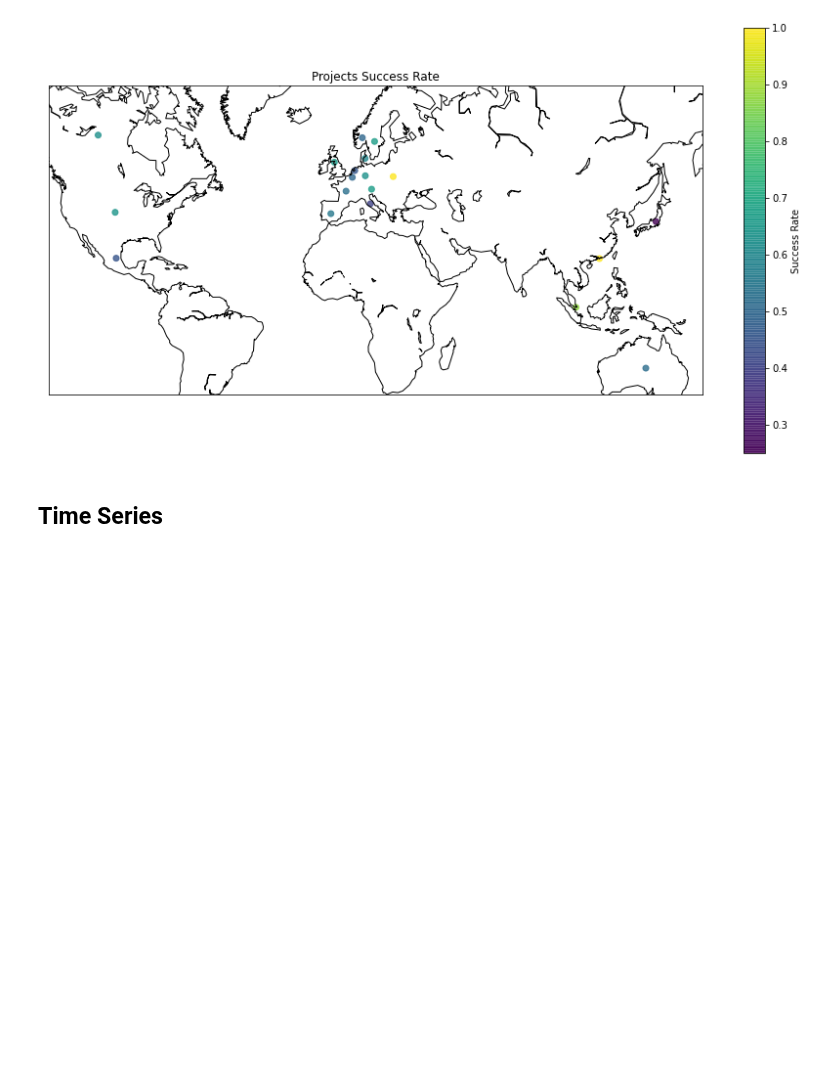
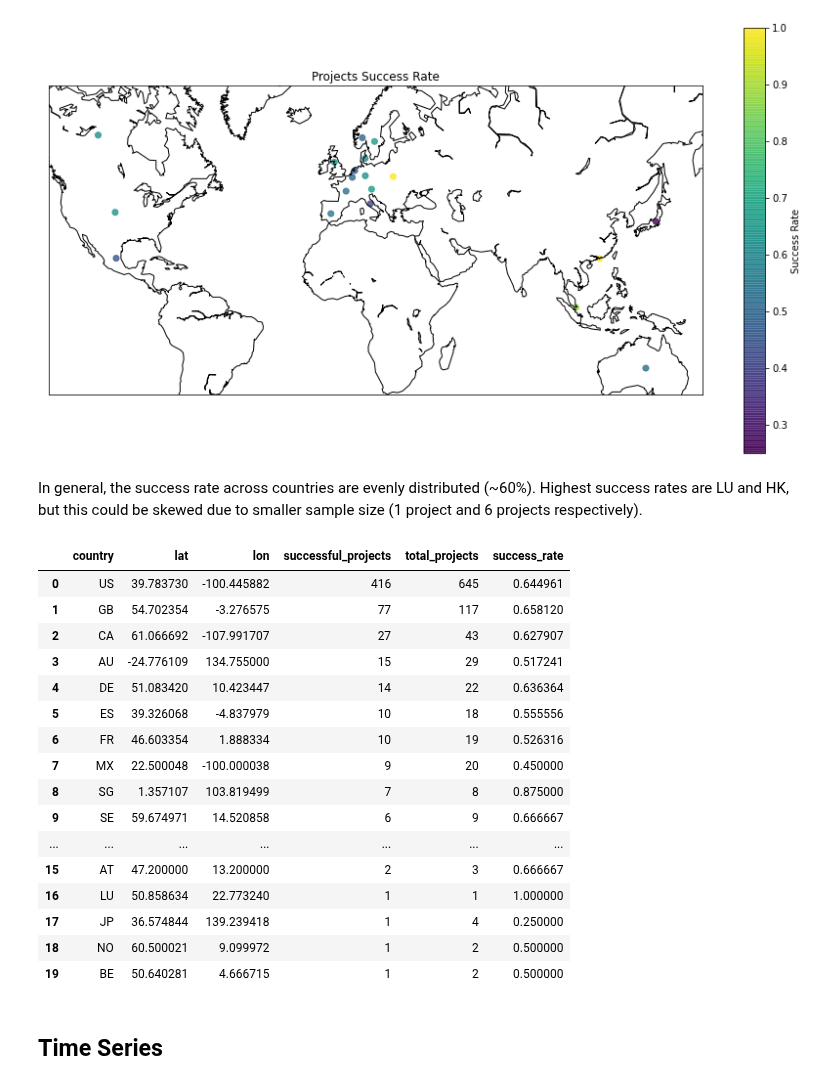
Before and after one commit to chuabern/BT4222_GrpProject, a Jupyter notebook: EDA.ipynb, the cells around one changed output. Cells and saved outputs as stored; diff of their text form; code cells hidden in the pictures; blank space fills up the shorter version.

```diff
--- a/EDA.ipynb
+++ b/EDA.ipynb
@@ -338,6 +352,29 @@ plt.title('Projects Success Rate')
 plt.show()
 # %% [output]
 [figure]
+# %% [markdown]
+In general, the success rate across countries are evenly distributed (~60%).
+Highest success rates are LU and HK, but this could be skewed due to smaller sample size (1 project and 6 projects respectively).
+# %%
+group_location_country
+# %% [output]
+|  | country | lat | lon | successful_projects | total_projects | success_rate |
+| 0 | US | 39.783730 | -100.445882 | 416 | 645 | 0.644961 |
+| 1 | GB | 54.702354 | -3.276575 | 77 | 117 | 0.658120 |
+| 2 | CA | 61.066692 | -107.991707 | 27 | 43 | 0.627907 |
+| 3 | AU | -24.776109 | 134.755000 | 15 | 29 | 0.517241 |
+| 4 | DE | 51.083420 | 10.423447 | 14 | 22 | 0.636364 |
+| 5 | ES | 39.326068 | -4.837979 | 10 | 18 | 0.555556 |
+| 6 | FR | 46.603354 | 1.888334 | 10 | 19 | 0.526316 |
+| 7 | MX | 22.500048 | -100.000038 | 9 | 20 | 0.450000 |
+| 8 | SG | 1.357107 | 103.819499 | 7 | 8 | 0.875000 |
+| 9 | SE | 59.674971 | 14.520858 | 6 | 9 | 0.666667 |
+| ... | ... | ... | ... | ... | ... | ... |
+| 15 | AT | 47.200000 | 13.200000 | 2 | 3 | 0.666667 |
+| 16 | LU | 50.858634 | 22.773240 | 1 | 1 | 1.000000 |
+| 17 | JP | 36.574844 | 139.239418 | 1 | 4 | 0.250000 |
+| 18 | NO | 60.500021 | 9.099972 | 1 | 2 | 0.500000 |
+| 19 | BE | 50.640281 | 4.666715 | 1 | 2 | 0.500000 |
 # %% [markdown]
 ## Time Series
 # %%
```
Also changed, not shown: parts of 3 cells of this notebook.
